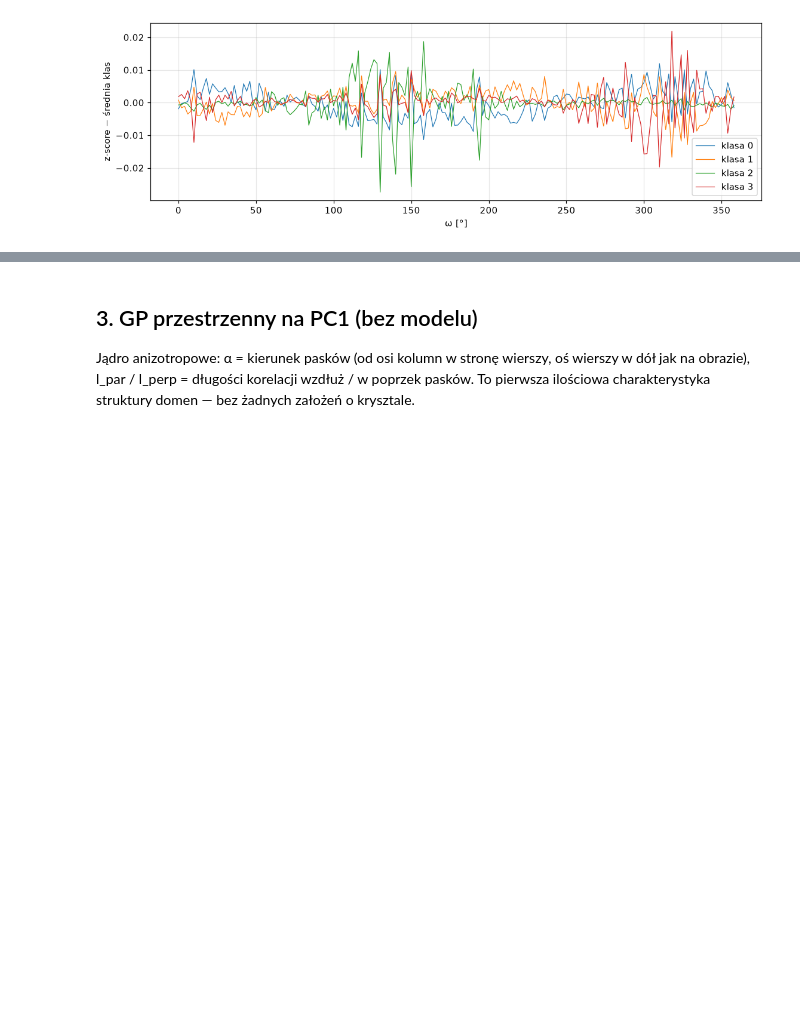
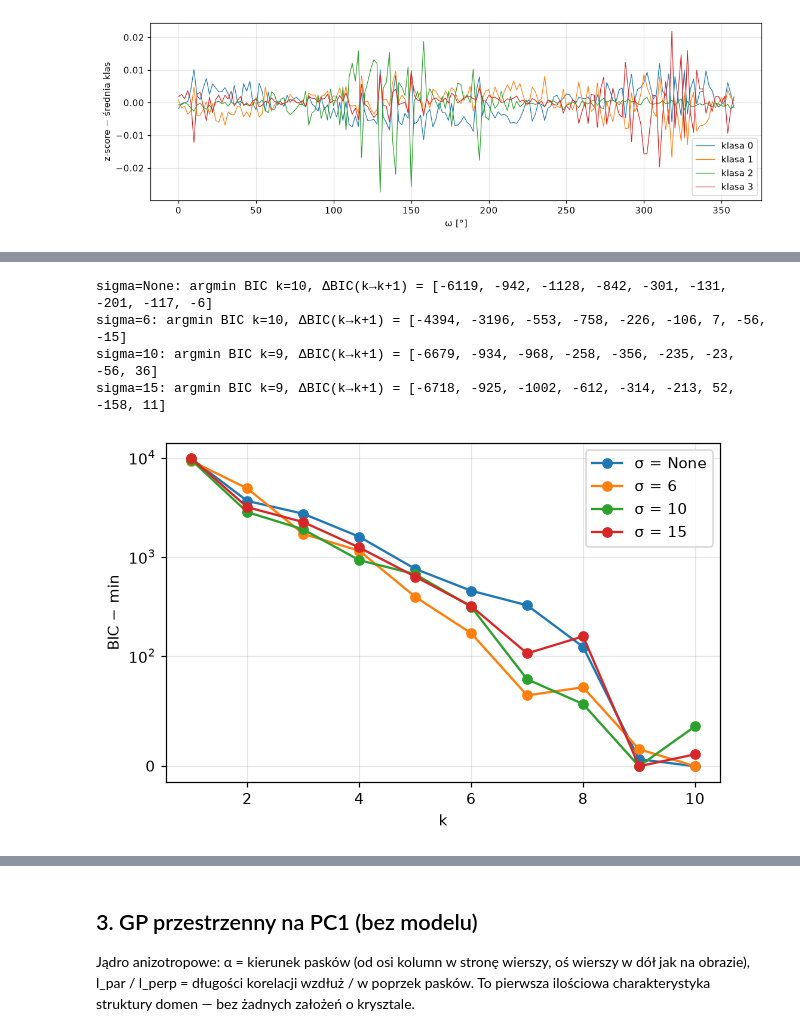
Before and after one commit to GP-for-crystalography/gaussian, a Jupyter notebook: gp_learning/real_data.ipynb, the cells around one changed output, grey strips where cells are left out. Saved outputs shown, nothing was run; the diff lists cells and outputs as text; code cells hidden in the pictures; blank space fills up the shorter version.

```diff
--- a/gp_learning/real_data.ipynb
+++ b/gp_learning/real_data.ipynb
@@ -128,0 +176,21 @@ plt.show()
+# %%
+SIGMAS = [None, 6, 10, 15]
+K_LIST = list(range(1, 11))
+scans = {}
+for s_ in SIGMAS:
+    d_ = rd.detrend_scores(sc, clean, s_)
+    scans[s_] = rd.gmm_scan(d_, clean, n_use=4, k_list=K_LIST, seed=SEED)
+    b_ = scans[s_]["bic"]
+    print(f"sigma={s_}: argmin BIC k={K_LIST[int(np.argmin(b_))]}, "
+          f"ΔBIC(k→k+1) = {np.round(np.diff(b_), 0).astype(int).tolist()}")
+plt.figure(figsize=(6.5, 4))
+for s_, r_ in scans.items():
+    plt.plot(K_LIST, r_["bic"] - r_["bic"].min(), "o-", label=f"σ = {s_}")
+plt.yscale("symlog", linthresh=100); plt.xlabel("k"); plt.ylabel("BIC − min"); plt.legend(); plt.grid(alpha=0.3)
+plt.show()
+# %% [output]
+sigma=None: argmin BIC k=10, ΔBIC(k→k+1) = [-6119, -942, -1128, -842, -301, -131, -201, -117, -6]
+sigma=6: argmin BIC k=10, ΔBIC(k→k+1) = [-4394, -3196, -553, -758, -226, -106, 7, -56, -15]
+sigma=10: argmin BIC k=9, ΔBIC(k→k+1) = [-6679, -934, -968, -258, -356, -235, -23, -56, 36]
+sigma=15: argmin BIC k=9, ΔBIC(k→k+1) = [-6718, -925, -1002, -612, -314, -213, 52, -158, 11]
+[figure, added]
```
Also changed, not shown: parts of 33 cells of this notebook, 3 other files.
